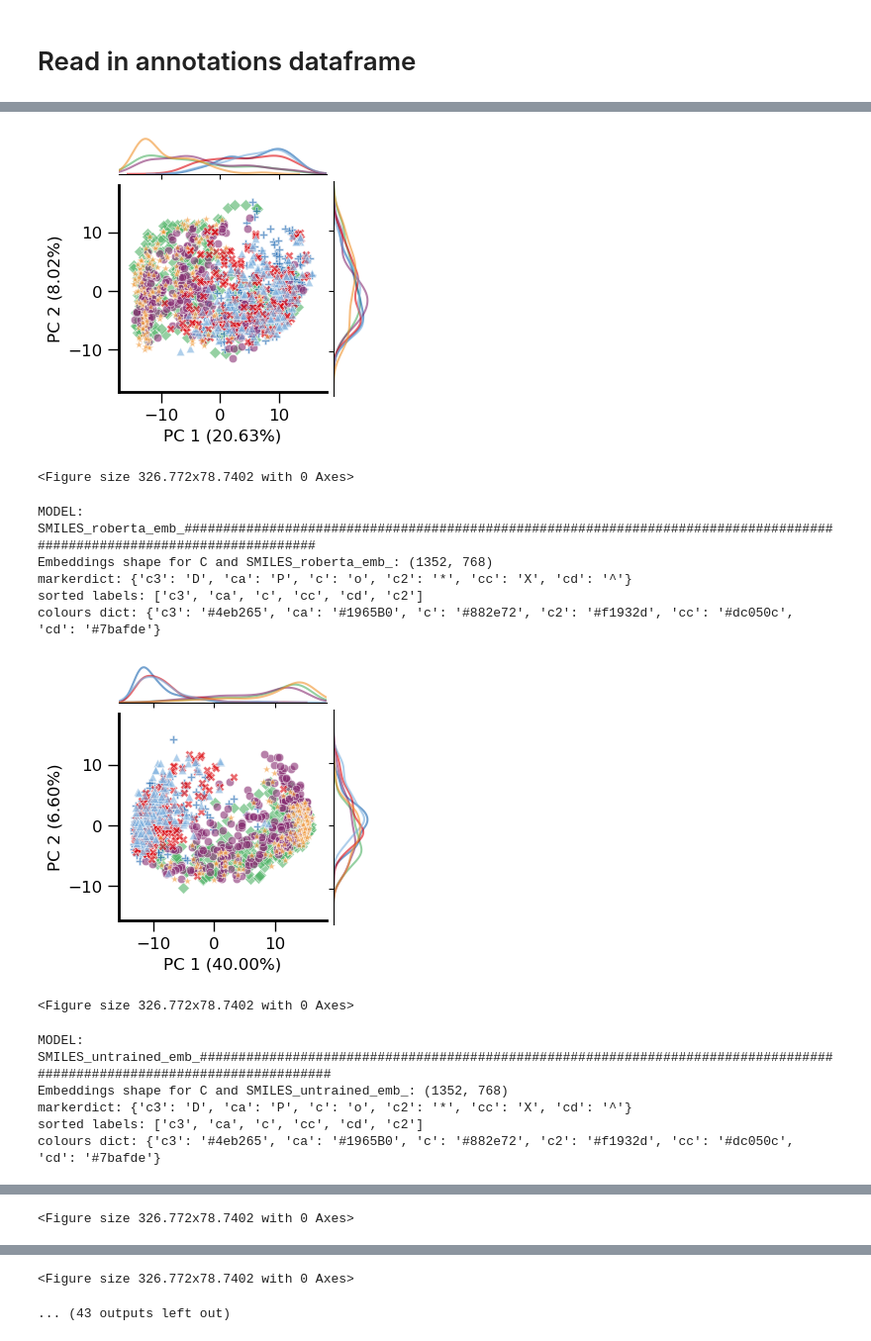
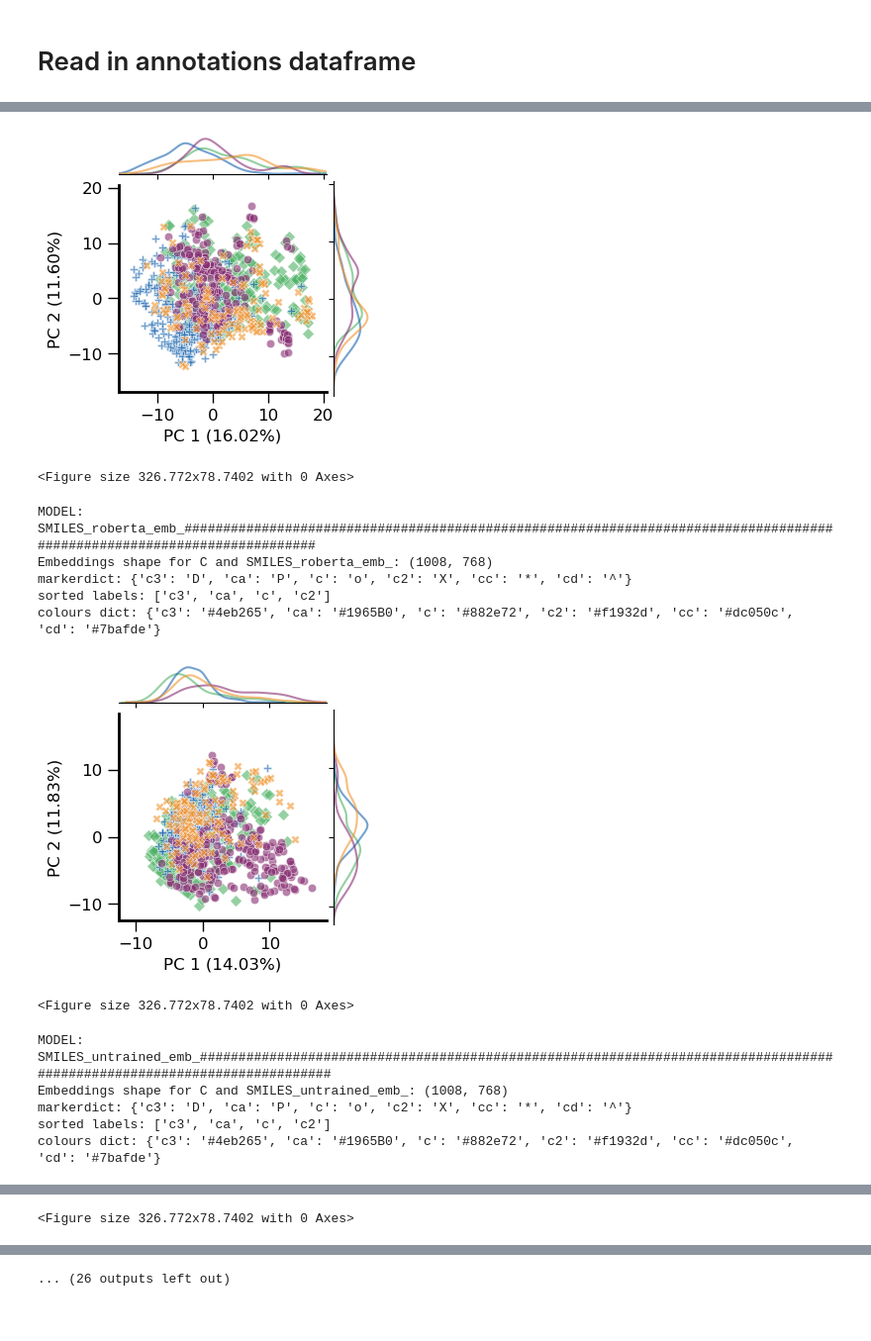
Before and after one commit to ibmm-unibe-ch/SMILES_or_SELFIES, a Jupyter notebook: atomtype_embedding_visualisation/3_PlotAtomTypes.ipynb, the cells around one changed output, grey strips where cells are left out. Shown: that part at 99% size. Cells and saved outputs as stored; diff of their text form; code cells hidden in the pictures.

Commit message:
Atom type assignment, embedding retrieval, and plotting of atom types of kekulized SMILES

```diff
--- a/atomtype_embedding_visualisation/3_PlotAtomTypes.ipynb
+++ b/atomtype_embedding_visualisation/3_PlotAtomTypes.ipynb
@@ -222,7 +222,8 @@ def colorstoatomtypesbyelement(atomtoelems_dict):
 # Read in annotations dataframe
 # %%
 # read in atom annotations (contains embeddings of 6 different models per atom)
-annotations = "/scratch/ifender/SOS_tmp/embeddings_pretrainingdata/combined_pretraining_annotations.csv"
+#annotations = "/scratch/ifender/SOS_tmp/embeddings_pretrainingdata/combined_pretraining_annotations.csv"
+annotations = "/scratch/ifender/SOS_tmp/embeddings_pretrainingdata_kekulized/combined_pretraining_kekulized_annotations.csv"
 df = pd.read_csv(annotations)
 print(df.head())
 # %% [output]
@@ -249,9 +265,9 @@ model_prefixes = [
     "SMILES_BART_emb_",
     "SMILES_roberta_emb_",
     "SMILES_untrained_emb_",
-    "SELFIES_BART_emb_",
-    "SELFIES_roberta_emb_",
-    "SELFIES_untrained_emb_"
+    #"SELFIES_BART_emb_",
+    #"SELFIES_roberta_emb_",
+    #"SELFIES_untrained_emb_"
 ]
 
 for prefix in model_prefixes:
@@ -262,7 +278,7 @@ for prefix in model_prefixes:
 # and making sure columns have correct length
 print(df.columns)
 
-print(len(df['SELFIES_untrained_emb_array'][0]))
+#print(len(df['SELFIES_untrained_emb_array'][0]))
 for model_prefix in model_prefixes:
     print(len(df[f"{model_prefix}array"][0]))
     print(df[f"{model_prefix}array"][0].shape)
@@ -287,8 +305,8 @@ Index(['Unnamed: 0', 'SMILES', 'SMILES_pos', 'smiles_token', 'label',
 # %%
 ol = ['#882e72', '#1965B0', '#f1932d', '#4eb265', '#cae0ab', '#1965B0',  '#dc050c', '#7bafde']
-colourdict = {'C': {'c3': '#4eb265','ca':'#1965B0', 'c': '#882e72','c2': '#f1932d', 'cc': '#dc050c', 'cd':  '#7bafde' }, 'O': {'o':  '#882e72', 'os':  '#1965B0', 'oh': '#f1932d'}, 'N': {'ns':  '#882e72' ,'na': '#1965B0' , 'nb': '#4eb265', 'nd':  '#f1932d'}}
+colourdict = {'C': {'c3': '#4eb265','ca':'#1965B0', 'c': '#882e72','c2': '#f1932d', 'cc': '#dc050c', 'cd':  '#7bafde' }, 'O': {'o':  '#882e72', 'oh':  '#1965B0', 'os': '#f1932d'}, 'N': {'ns':  '#882e72' ,'na': '#1965B0' , 'nb': '#4eb265', 'nd':  '#f1932d'}}
 
-markerdict = {'C': {'c3':"D", 'ca':"P", 'c':"o",'c2': "*", 'cc':"X", 'cd': "^" }, 'O': {'o':  "o", 'os': "X", 'oh': "s"}, 'N': {'ns': "o" ,'na': "^" , 'nb': "X", 'nd':  "D"}}
+markerdict = {'C': {'c3':"D", 'ca':"P", 'c':"o",'c2': "X", 'cc':"*", 'cd': "^" }, 'O': {'o':  "o", 'os': "X", 'oh': "s"}, 'N': {'ns': "o" ,'na': "^" , 'nb': "X", 'nd':  "D"}}
 # %%
 for element in df.Element.unique():
     print(f"Element {element}")
@@ -305,6 +323,10 @@ for element in df.Element.unique():
     atom_types = element_rows['label'].unique()
     print(f"Atom types with thresh > {thresh} for {element}: {atom_types}")
 
+    if element=='C':
+        # then exclude atom types cc and cd, they cannot be described well
+        element_rows = element_rows[~element_rows["label"].isin(["cc", "cd"])]
+
     # Downsample each atom type to max 300 rows
     element_rows_downsampled = (
         element_rows.groupby("label", group_keys=False)
@@ -312,10 +334,7 @@ for element in df.Element.unique():
     )
 
     if len(atom_types)>2:
-        # can we attach all embeddings after the other for one element and one embedding type
-        # embedding as in coming fromn what model described in model_prefix
-        # and then also create an array of labels in the same order as embeddings,
-        # so basically iterate through the rows at the same time and create two arrays, one for labels, one for that specific embedding type
+        # iterate through the rows at the same time and create two arrays, one for labels, one for that specific embedding type
         for prefix in model_prefixes:
             print(f"MODEL: {prefix}########################################################################################################################")
             embeddings = np.stack(element_rows_downsampled[f"{prefix}array"].values)
@@ -324,7 +343,7 @@ for element in df.Element.unique():
 
             marker_dict=markerdict[element]
             colours_dict=colourdict[element]
-            base_dir=Path('/home/ifender/SOS/SMILES_or_SELFIES/atomtype_embedding_visualisation/27_8_AtomEmbedsPlots_downsampled/')
+            base_dir=Path('/home/ifender/SOS/SMILES_or_SELFIES/atomtype_embedding_visualisation/28_8_AtomEmbedsPlots_kekulized_downsampled/')
             namestring=''
             save_prefix = f"{element}_{prefix}_pca"
             save_path = base_dir / save_prefix
@@ -335,10 +354,10 @@ for element in df.Element.unique():
 
 
     # Plot bar chart
-    #class_counts.plot(kind='bar', figsize=(6,4), title=f'Occurrences of {element}')
-    #plt.xlabel('Class')
-    #plt.ylabel('Count')
-    #plt.show()
+    class_counts.plot(kind='bar', figsize=(6,4), title=f'Occurrences of {element}')
+    plt.xlabel('Class')
+    plt.ylabel('Count')
+    plt.show()
 # %% [output]
 Element C
 c3    2397
@@ -359,15 +378,15 @@ sorted labels: ['c3', 'ca', 'c', 'cc', 'cd', 'c2']
 colours dict: {'c3': '#4eb265', 'ca': '#1965B0', 'c': '#882e72', 'c2': '#f1932d', 'cc': '#dc050c', 'cd': '#7bafde'}
-[figure, old version]
+[figure, new version]
 <Figure size 326.772x78.7402 with 0 Axes>
 MODEL: SMILES_roberta_emb_########################################################################################################################
-Embeddings shape for C and SMILES_roberta_emb_: (1352, 768)
-markerdict: {'c3': 'D', 'ca': 'P', 'c': 'o', 'c2': '*', 'cc': 'X', 'cd': '^'}
-sorted labels: ['c3', 'ca', 'c', 'cc', 'cd', 'c2']
+Embeddings shape for C and SMILES_roberta_emb_: (1008, 768)
+markerdict: {'c3': 'D', 'ca': 'P', 'c': 'o', 'c2': 'X', 'cc': '*', 'cd': '^'}
+sorted labels: ['c3', 'ca', 'c', 'c2']
 colours dict: {'c3': '#4eb265', 'ca': '#1965B0', 'c': '#882e72', 'c2': '#f1932d', 'cc': '#dc050c', 'cd': '#7bafde'}
-[figure, old version]
+[figure, new version]
 <Figure size 326.772x78.7402 with 0 Axes>
 MODEL: SMILES_untrained_emb_########################################################################################################################
-Embeddings shape for C and SMILES_untrained_emb_: (1352, 768)
-markerdict: {'c3': 'D', 'ca': 'P', 'c': 'o', 'c2': '*', 'cc': 'X', 'cd': '^'}
-sorted labels: ['c3', 'ca', 'c', 'cc', 'cd', 'c2']
+Embeddings shape for C and SMILES_untrained_emb_: (1008, 768)
+markerdict: {'c3': 'D', 'ca': 'P', 'c': 'o', 'c2': 'X', 'cc': '*', 'cd': '^'}
+sorted labels: ['c3', 'ca', 'c', 'c2']
 colours dict: {'c3': '#4eb265', 'ca': '#1965B0', 'c': '#882e72', 'c2': '#f1932d', 'cc': '#dc050c', 'cd': '#7bafde'}
@@ -382,2 +414 @@ colours dict: {'c3': '#4eb265', 'ca': '#1965B0', 'c': '#882e72', 'c2': '#f1932d'
-<Figure size 326.772x78.7402 with 0 Axes>
+... (26 outputs left out)
-... (43 outputs left out)
```
Also changed, not shown: parts of 6 cells of this notebook, 3 other files.
